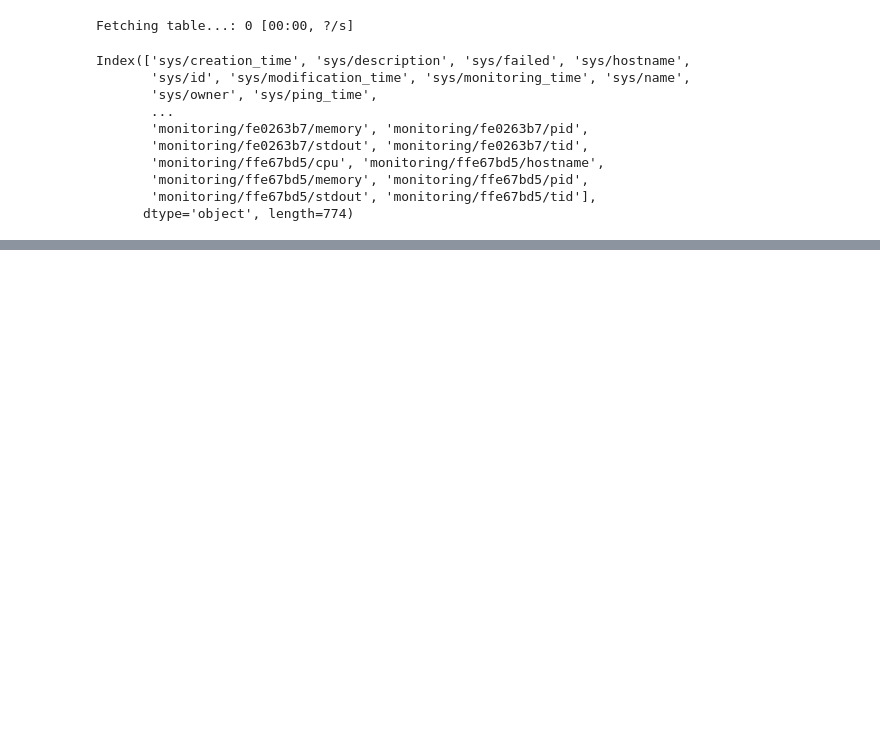
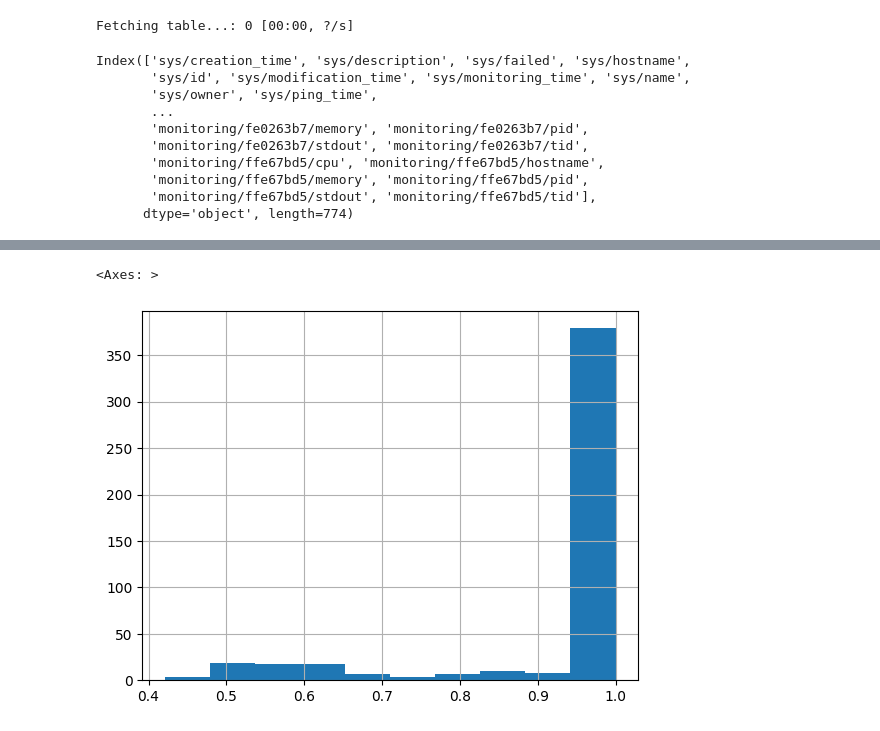
Before and after one commit to ReviveMed/mzEmbed, a Jupyter notebook: ml/eval_sklearn_april01.ipynb, the cells around one changed output, grey strips where cells are left out. Drawn from its saved outputs; the diff is of its cells as text; code cells hidden in the pictures; blank space fills up the shorter version.

```diff
--- a/ml/eval_sklearn_april01.ipynb
+++ b/ml/eval_sklearn_april01.ipynb
@@ -140,0 +203,7 @@ runs_table_df[cols].head()
+# %%
+
+
+runs_table_df['objectives/OBJ 0-1-1-1 (v0)'].hist()
+# %% [output]
+<Axes: >
+[figure, added]
```
Also changed, not shown: parts of 12 cells of this notebook, 2 other files.
